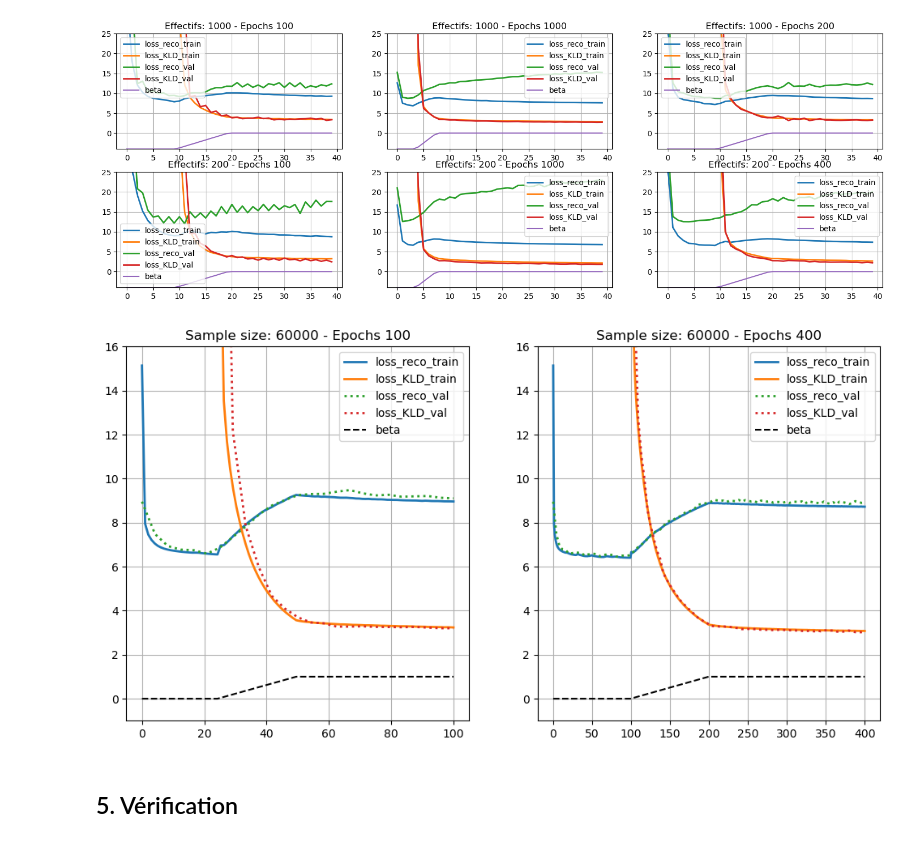
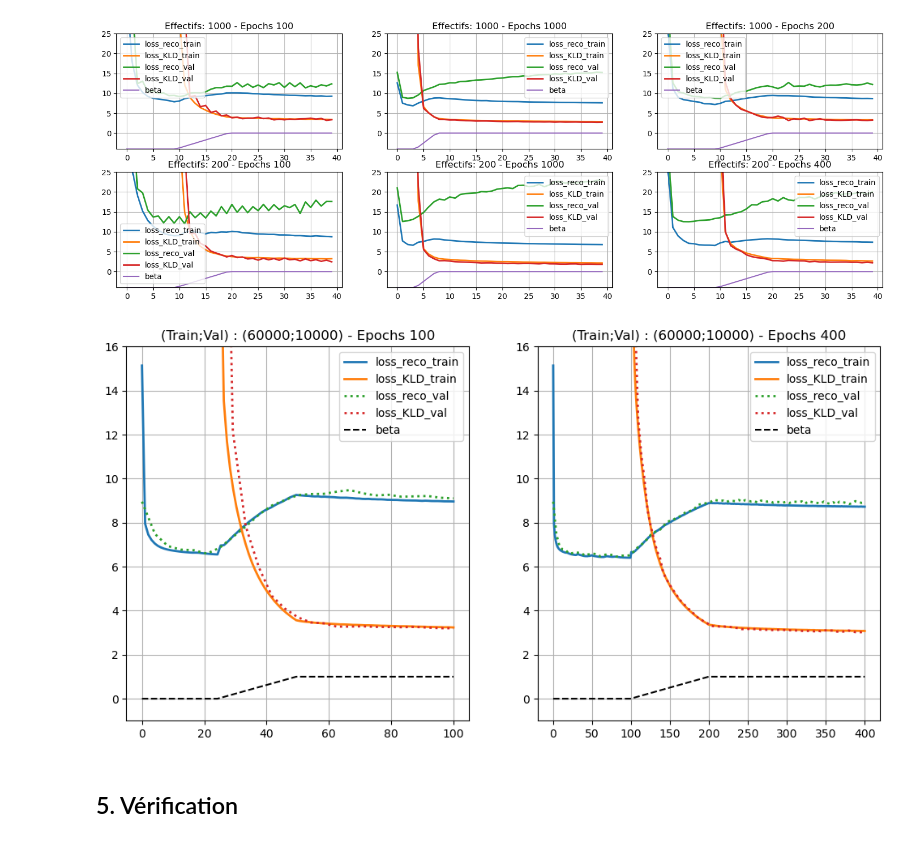
Before and after one commit to 77Michaux/VAE-HBN-MNIST, a Jupyter notebook: 01 - Train VAE.ipynb, the cells around one changed output. Saved outputs shown, nothing was run; the diff lists cells and outputs as text; code cells hidden in the pictures.

```diff
--- a/01 - Train VAE.ipynb
+++ b/01 - Train VAE.ipynb
@@ -308,35 +308,36 @@ ns = [100, 400]
 for r, rep in enumerate(reps) :
     ef, ep = [int(e.split("_")[-1]) for e in rep.split("-")[-2:]]
     results_rep = f"results\\VAE\\D_{D}-beta_{beta}-eff_{ef}-epoch_{ep}"
 
     AVG_loss = pd.read_csv(results_rep + "\\loss.csv")
     Val_loss = pd.read_csv(results_rep + "\\validation_loss.csv")
     learning_rates = pd.read_csv(results_rep + "\\learning_rate.csv")
 
     length = np.prod(np.array(AVG_loss).shape)
     length_2 = np.prod(np.array(Val_loss).shape)
     n = ns[r]
     n_val = ns[r]//4
     idx = 0
 
     plt.subplot(1, 2, r+1)
     a_range_train = np.linspace(idx, n, n)
     a_range_val = np.linspace(idx, n, n_val)
     a_train = np.array(AVG_loss).reshape(n, length//(n*3), 3).mean(axis = 1)[:, 1:]
     a_val = np.array(Val_loss).reshape(n_val, length_2//(n_val*3), 3).mean(axis = 1)[:, 1:]
 
     plt.plot(a_range_train, a_train[idx:], linewidth = 2)
     plt.plot(a_range_val, a_val[idx:], linewidth = 2, linestyle = "dotted")
 
     a2 = np.array(learning_rates)[:, -1:].reshape(n, length//(n*3), 1).mean(axis = 1)
     plt.plot(a_range_train, a2[idx:], color = "k", linestyle = "dashed")
-    plt.title(f"Sample size: {ef} - Epochs {ep}")
+    plt.title(f"(Train;Val) : ({ef};{10000}) - Epochs {ep}")
     plt.grid()
 
     plt.ylim((-1, 16))
     plt.legend([s+"_train" for s in str_loss_colnames[1:]] + [s+"_val" for s in str_loss_colnames[1:]] + ["beta"])
+plt.show()
 # %% [output]
-[figure, old version]
+[figure, new version]
 # %% [markdown]
 ## 5. Vérification
 # %%
```
